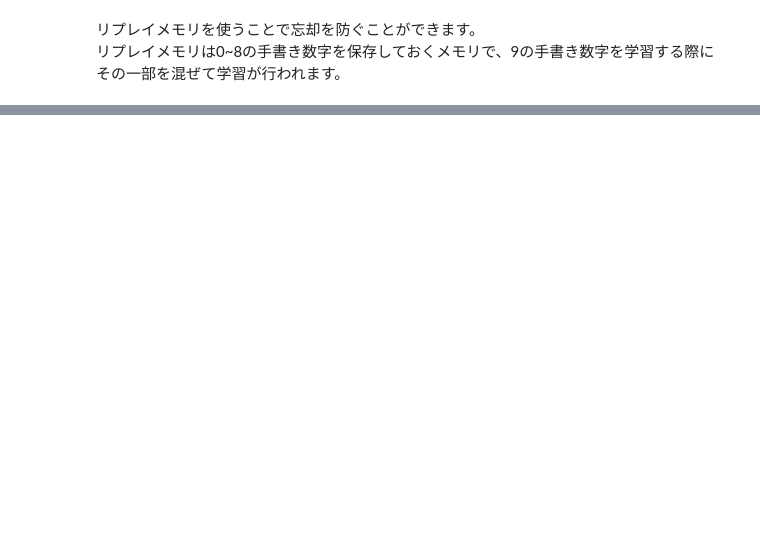
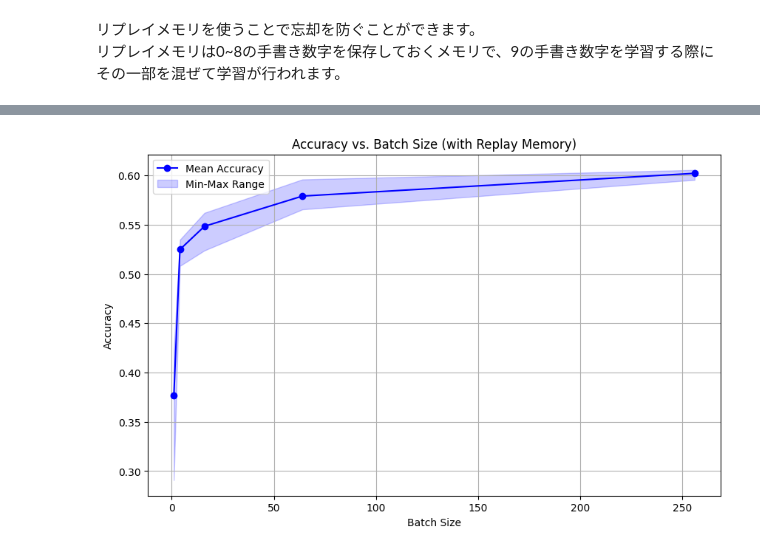
Before and after one commit to ArtIC-TITECH/b3-proj-2024, a Jupyter notebook: docs/theme_H_update.ipynb, the cells around one changed output, grey strips where cells are left out. Cells and saved outputs as stored; diff of their text form; code cells hidden in the pictures; blank space fills up the shorter version.

```diff
--- a/docs/theme_H_update.ipynb
+++ b/docs/theme_H_update.ipynb
@@ -197,9 +183,11 @@ Accuracy before learning class 9: 0.8775
 # %% [markdown]
 普通に学習させるとモデルは0~8のデータを分類する方法を忘れてしまいます。
 # %%
+model_no_replay = copy.deepcopy(model)
+
 # ステップ2: リプレイメモリなしで、クラス 9 のデータで学習
 print("Training on class 9 without replay memory...")
-optimizer = optim.SGD(model_no_replay.parameters(), lr=0.1, momentum=0.9)
+optimizer = optim.SGD(model_no_replay.parameters(), lr=0.01, momentum=0.9)
 train(model_no_replay, train_loader_9, optimizer, criterion, epochs=3)
 accuracy_after_no_replay = evaluate(model_no_replay, test_loader, device)
 print(f"Accuracy after learning class 9 without replay memory: {accuracy_after_no_replay:.4f}")
@@ -210,15 +197,3 @@ Accuracy after learning class 9 without replay memory: 0.1009
 # %% [markdown]
 リプレイメモリを使うことで忘却を防ぐことができます。
 リプレイメモリは0~8の手書き数字を保存しておくメモリで、9の手書き数字を学習する際にその一部を混ぜて学習が行われます。
-# %%
-# リプレイメモリにクラス0-8のデータを追加
-for images, labels in train_loader_0_8:
-    for img, lbl in zip(images, labels):
-        replay_memory.add(img, lbl)
-
-# ステップ2: リプレイメモリありで、クラス 9 のデータで学習
-print("Training on class 9 with replay memory...")
-optimizer = optim.SGD(model_replay.parameters(), lr=0.1, momentum=0.9)
-train_with_replay_memory(model_replay, train_loader_9, optimizer, criterion, replay_memory=replay_memory, epochs=1)
-accuracy_after_replay = evaluate(model_replay, test_loader, device)
-print(f"Accuracy after learning class 9 with replay memory: {accuracy_after_replay:.4f}")
@@ -228,0 +200,81 @@ Accuracy after learning class 9 with replay memory: 0.6275
+# %%
+model_replay = copy.deepcopy(model)
+
+# バッチサイズを変更して複数回実行するための関数（リプレイメモリを関数内で作成）
+def evaluate_with_varied_batch_sizes(model, train_loader_9, train_loader_0_8, criterion, batch_sizes, replay_memory_size, num_repeats, device):
+    results = {}
+
+    for batch_size in batch_sizes:
+        print(f"Evaluating for batch size: {batch_size}")
+        accuracies = []
+
+        for _ in range(num_repeats):
+            # 新しいモデルを作成して初期化
+            temp_model = copy.deepcopy(model)
+            temp_optimizer = optim.SGD(temp_model.parameters(), lr=0.01, momentum=0.9)
+
+            # 新しいリプレイメモリを初期化
+            replay_memory = ReplayMemory(max_size=replay_memory_size)
+
+            # クラス 0-8 のデータをリプレイメモリに追加
+            for images, labels in train_loader_0_8:
+                for img, lbl in zip(images, labels):
+                    replay_memory.add(img, lbl)
+
+            # リプレイメモリからのトレーニング
+            train_with_replay_memory(
+                temp_model,
+                train_loader_9,
+                temp_optimizer,
+                criterion,
+                replay_memory=replay_memory,
+                epochs=3,
+                batch_size=batch_size
+            )
+
+            # 精度を測定
+            accuracy = evaluate(temp_model, test_loader, device)
+            accuracies.append(accuracy)
+
+        # バッチサイズごとの結果を保存
+        results[batch_size] = {
+            'min': min(accuracies),
+            'max': max(accuracies),
+            'mean': sum(accuracies) / len(accuracies)
+        }
+
+    return results
+
+# バッチサイズのリストと繰り返し回数を設定
+batch_sizes = [1, 4, 16, 64, 256]
+num_repeats = 5  # 同じバッチサイズで5回実行
+replay_memory_size = 5000 # 50000まで
+
+# 評価を実行
+results = evaluate_with_varied_batch_sizes(
+    model_replay,
+    train_loader_9,
+    train_loader_0_8,
+    criterion,
+    batch_sizes,
+    replay_memory_size,
+    num_repeats,
+    device
+)
+
+# 結果をプロット
+x = batch_sizes
+y_min = [results[bs]['min'] for bs in batch_sizes]
+y_max = [results[bs]['max'] for bs in batch_sizes]
+y_mean = [results[bs]['mean'] for bs in batch_sizes]
+
+plt.figure(figsize=(10, 6))
+plt.plot(x, y_mean, label='Mean Accuracy', marker='o', color='blue')
+plt.fill_between(x, y_min, y_max, color='blue', alpha=0.2, label='Min-Max Range')
+plt.xlabel('Batch Size')
+plt.ylabel('Accuracy')
+plt.title('Accuracy vs. Batch Size (with Replay Memory)')
+plt.legend()
+plt.grid()
+plt.show()
+# %% [output]
@@ -228,0 +286 @@ Accuracy after learning class 9 with replay memory: 0.6275
+[figure, added]
```
Also changed, not shown: parts of 4 cells of this notebook.
